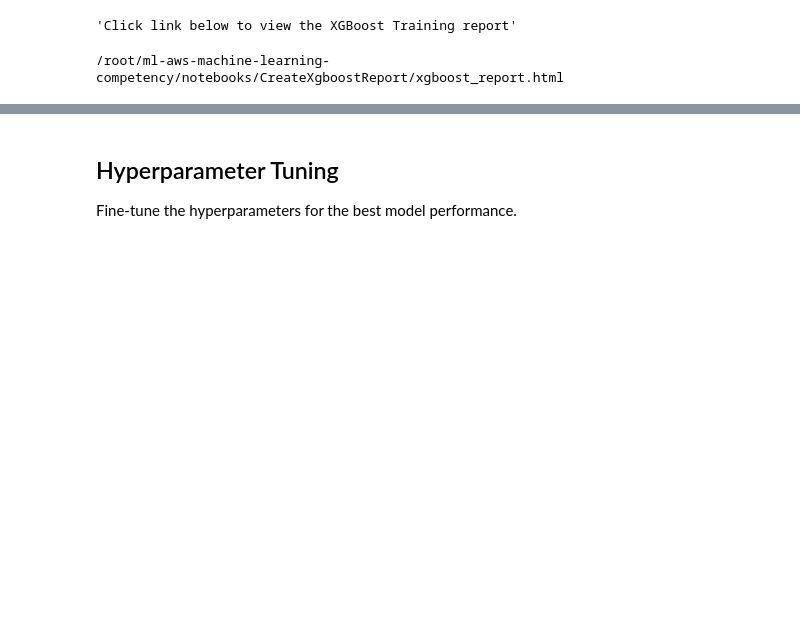
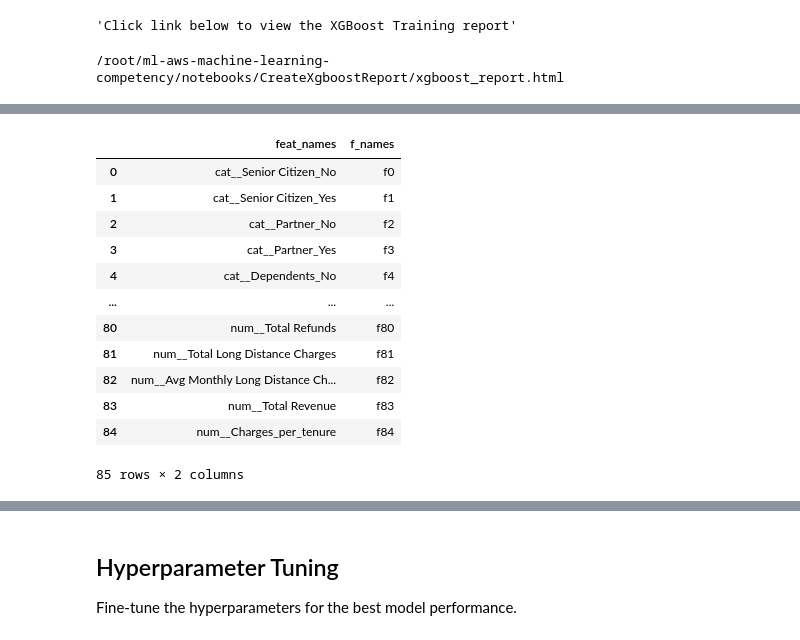
Before and after one commit to Strata-Analytics/ml-aws-machine-learning-competency, a Jupyter notebook: notebooks/EXCE001_telco_churn_notebook_use_case.ipynb, the cells around one changed output, grey strips where cells are left out. Saved outputs shown, nothing was run; the diff lists cells and outputs as text; code cells hidden in the pictures; blank space fills up the shorter version.

```diff
--- a/notebooks/EXCE001_telco_churn_notebook_use_case.ipynb
+++ b/notebooks/EXCE001_telco_churn_notebook_use_case.ipynb
@@ -1752,0 +1845,16 @@ display("Click link below to view the XGBoost Training report", FileLink("Create
+# %%
+df_names
+# %% [output]
+|  | feat_names | f_names |
+| 0 | cat__Senior Citizen_No | f0 |
+| 1 | cat__Senior Citizen_Yes | f1 |
+| 2 | cat__Partner_No | f2 |
+| 3 | cat__Partner_Yes | f3 |
+| 4 | cat__Dependents_No | f4 |
+| ... | ... | ... |
+| 80 | num__Total Refunds | f80 |
+| 81 | num__Total Long Distance Charges | f81 |
+| 82 | num__Avg Monthly Long Distance Ch... | f82 |
+| 83 | num__Total Revenue | f83 |
+| 84 | num__Charges_per_tenure | f84 |
+85 rows × 2 columns
```
Also changed, not shown: parts of 22 cells of this notebook, 1 other file.
